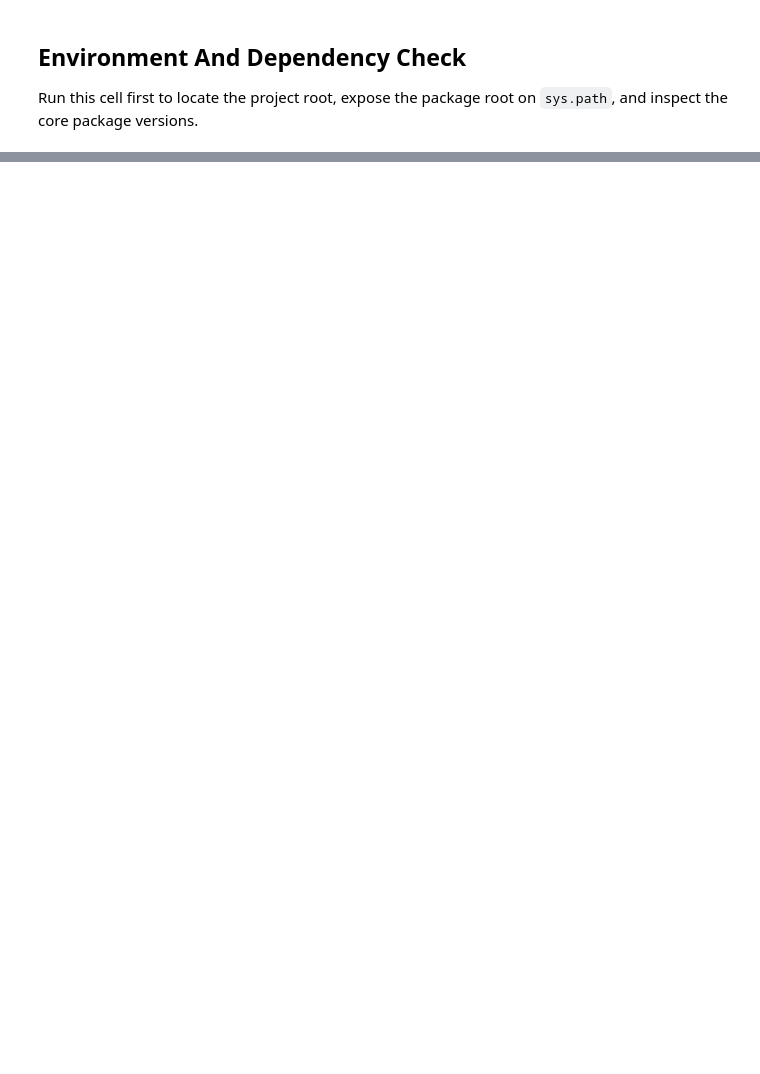
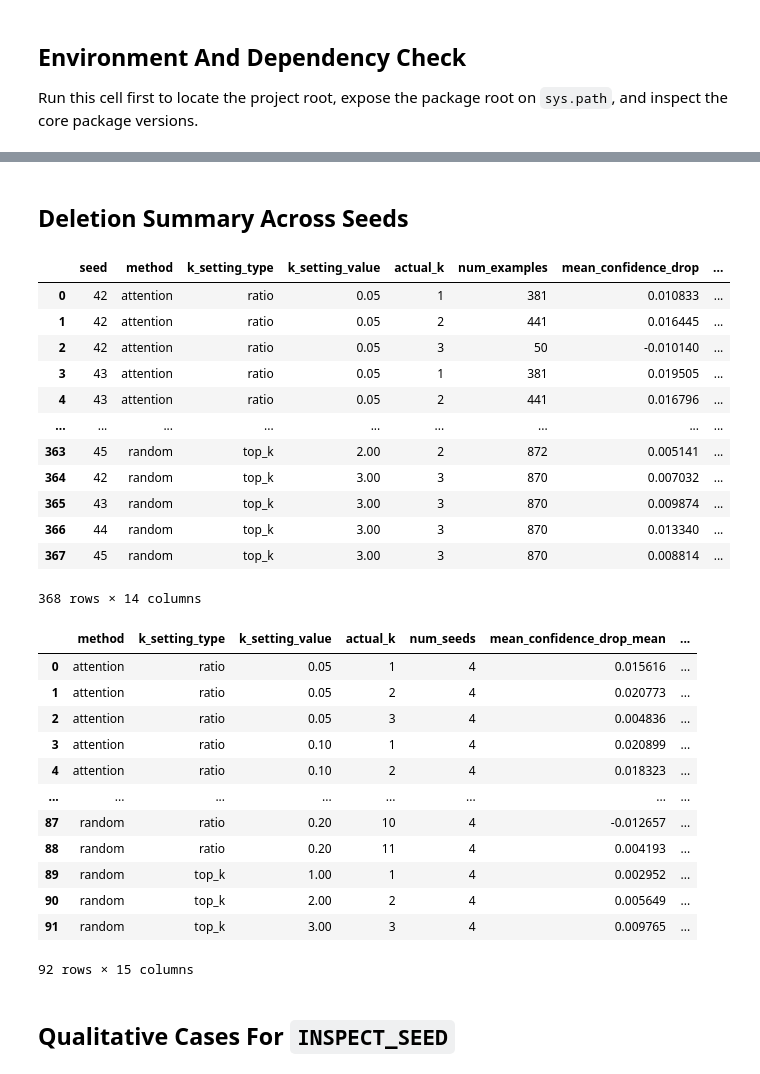
Before and after one commit to Shirllen/COMP5329_assignment2, a Jupyter notebook: experiment.ipynb, the cells around one changed output, grey strips where cells are left out. Saved outputs shown, nothing was run; the diff lists cells and outputs as text; code cells hidden in the pictures; blank space fills up the shorter version.

```diff
--- a/experiment.ipynb
+++ b/experiment.ipynb
@@ -219,0 +613,78 @@ display_markdown_file(artifact_paths["qualitative_cases"])
+# %% [markdown]
+## Deletion Summary Across Seeds
+# %%
+deletion_summary_df = concat_seed_csv("deletion_summary")
+if deletion_summary_df is not None:
+    deletion_summary_df = deletion_summary_df.sort_values(
+        ["method", "k_setting_type", "k_setting_value", "seed"]
+    ).reset_index(drop=True)
+    display(deletion_summary_df)
+
+    deletion_aggregate_df = (
+        deletion_summary_df.groupby(["method", "k_setting_type", "k_setting_value", "actual_k"], dropna=False)
+        .agg(
+            num_seeds=("seed", "nunique"),
+            mean_confidence_drop_mean=("mean_confidence_drop", "mean"),
+            mean_confidence_drop_std=("mean_confidence_drop", "std"),
+            mean_gold_label_prob_drop_mean=("mean_gold_label_prob_drop", "mean"),
+            mean_gold_label_prob_drop_std=("mean_gold_label_prob_drop", "std"),
+            mean_target_prob_drop_mean=("mean_target_prob_drop", "mean"),
+            mean_target_prob_drop_std=("mean_target_prob_drop", "std"),
+            flip_rate_mean=("flip_rate", "mean"),
+            flip_rate_std=("flip_rate", "std"),
+            becomes_incorrect_rate_mean=("becomes_incorrect_rate", "mean"),
+            becomes_incorrect_rate_std=("becomes_incorrect_rate", "std"),
+        )
+        .reset_index()
+    )
+    for column in deletion_aggregate_df.columns:
+        if column.endswith("_std"):
+            deletion_aggregate_df[column] = deletion_aggregate_df[column].fillna(0.0)
+    display(deletion_aggregate_df)
+
+    fig = px.line(
+        deletion_aggregate_df,
+        x="actual_k",
+        y="mean_confidence_drop_mean",
+        color="method",
+        line_dash="k_setting_type",
+        markers=True,
+        error_y="mean_confidence_drop_std",
+        title="Confidence Drop After Token Deletion (mean +/- std across seeds)",
+        labels={
+            "actual_k": "Deleted token count",
+            "mean_confidence_drop_mean": "Mean confidence drop across seeds",
+            "method": "Deletion method",
+            "k_setting_type": "Deletion budget type",
+        },
+    )
+    display_plotly_figure(fig)
+# %% [output]
+|  | seed | method | k_setting_type | k_setting_value | actual_k | num_examples | mean_confidence_drop | ... |
+| 0 | 42 | attention | ratio | 0.05 | 1 | 381 | 0.010833 | ... |
+| 1 | 42 | attention | ratio | 0.05 | 2 | 441 | 0.016445 | ... |
+| 2 | 42 | attention | ratio | 0.05 | 3 | 50 | -0.010140 | ... |
+| 3 | 43 | attention | ratio | 0.05 | 1 | 381 | 0.019505 | ... |
+| 4 | 43 | attention | ratio | 0.05 | 2 | 441 | 0.016796 | ... |
+| ... | ... | ... | ... | ... | ... | ... | ... | ... |
+| 363 | 45 | random | top_k | 2.00 | 2 | 872 | 0.005141 | ... |
+| 364 | 42 | random | top_k | 3.00 | 3 | 870 | 0.007032 | ... |
+| 365 | 43 | random | top_k | 3.00 | 3 | 870 | 0.009874 | ... |
+| 366 | 44 | random | top_k | 3.00 | 3 | 870 | 0.013340 | ... |
+| 367 | 45 | random | top_k | 3.00 | 3 | 870 | 0.008814 | ... |
+368 rows × 14 columns
+|  | method | k_setting_type | k_setting_value | actual_k | num_seeds | mean_confidence_drop_mean | ... |
+| 0 | attention | ratio | 0.05 | 1 | 4 | 0.015616 | ... |
+| 1 | attention | ratio | 0.05 | 2 | 4 | 0.020773 | ... |
+| 2 | attention | ratio | 0.05 | 3 | 4 | 0.004836 | ... |
+| 3 | attention | ratio | 0.10 | 1 | 4 | 0.020899 | ... |
+| 4 | attention | ratio | 0.10 | 2 | 4 | 0.018323 | ... |
+| ... | ... | ... | ... | ... | ... | ... | ... |
+| 87 | random | ratio | 0.20 | 10 | 4 | -0.012657 | ... |
+| 88 | random | ratio | 0.20 | 11 | 4 | 0.004193 | ... |
+| 89 | random | top_k | 1.00 | 1 | 4 | 0.002952 | ... |
+| 90 | random | top_k | 2.00 | 2 | 4 | 0.005649 | ... |
+| 91 | random | top_k | 3.00 | 3 | 4 | 0.009765 | ... |
+92 rows × 15 columns
+# %% [markdown]
+## Qualitative Cases For `INSPECT_SEED`
```
Also changed, not shown: parts of 38 cells of this notebook, 30 other files.
